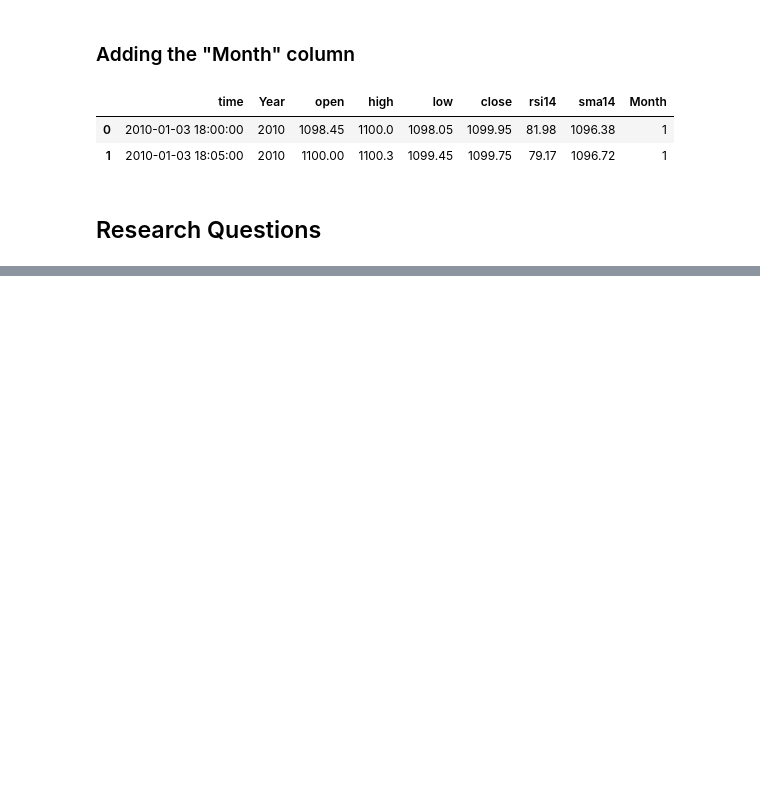
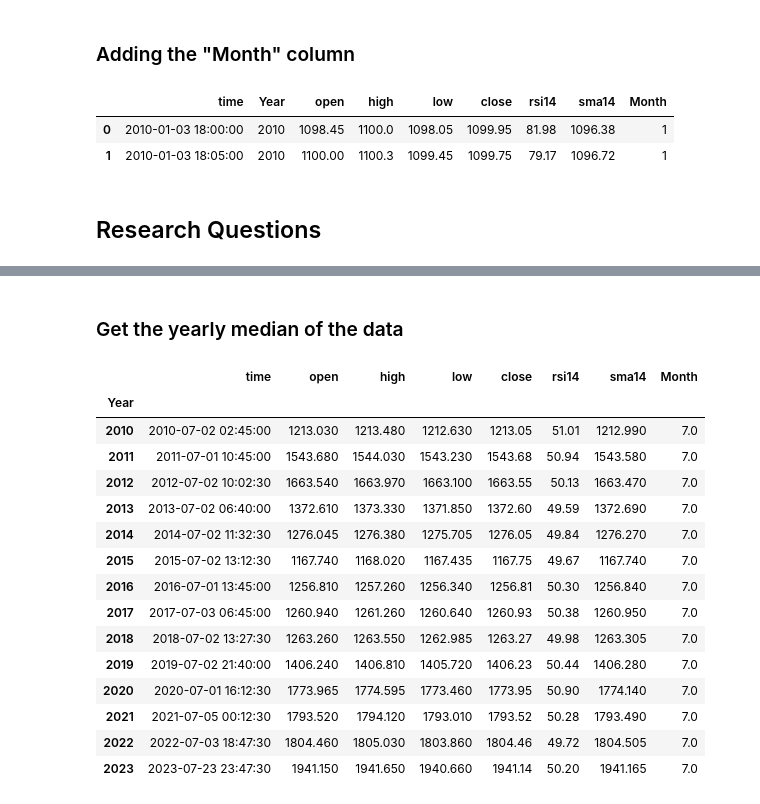
Before and after one commit to Tanay-Dwivedi/Gold-Price-Data-Analysis, a Jupyter notebook: gold_price_data_analysis.ipynb, the cells around one changed output, grey strips where cells are left out. Cells and saved outputs as stored; diff of their text form; code cells hidden in the pictures; blank space fills up the shorter version.

```diff
--- a/gold_price_data_analysis.ipynb
+++ b/gold_price_data_analysis.ipynb
@@ -129,0 +186,21 @@ df.head(2)
+# %% [markdown]
+### Get the yearly median of the data
+# %%
+df.groupby("Year").median()
+# %% [output]
+|  | time | open | high | low | close | rsi14 | sma14 | Month |
+| Year |  |  |  |  |  |  |  |  |
+| 2010 | 2010-07-02 02:45:00 | 1213.030 | 1213.480 | 1212.630 | 1213.05 | 51.01 | 1212.990 | 7.0 |
+| 2011 | 2011-07-01 10:45:00 | 1543.680 | 1544.030 | 1543.230 | 1543.68 | 50.94 | 1543.580 | 7.0 |
+| 2012 | 2012-07-02 10:02:30 | 1663.540 | 1663.970 | 1663.100 | 1663.55 | 50.13 | 1663.470 | 7.0 |
+| 2013 | 2013-07-02 06:40:00 | 1372.610 | 1373.330 | 1371.850 | 1372.60 | 49.59 | 1372.690 | 7.0 |
+| 2014 | 2014-07-02 11:32:30 | 1276.045 | 1276.380 | 1275.705 | 1276.05 | 49.84 | 1276.270 | 7.0 |
+| 2015 | 2015-07-02 13:12:30 | 1167.740 | 1168.020 | 1167.435 | 1167.75 | 49.67 | 1167.740 | 7.0 |
+| 2016 | 2016-07-01 13:45:00 | 1256.810 | 1257.260 | 1256.340 | 1256.81 | 50.30 | 1256.840 | 7.0 |
+| 2017 | 2017-07-03 06:45:00 | 1260.940 | 1261.260 | 1260.640 | 1260.93 | 50.38 | 1260.950 | 7.0 |
+| 2018 | 2018-07-02 13:27:30 | 1263.260 | 1263.550 | 1262.985 | 1263.27 | 49.98 | 1263.305 | 7.0 |
+| 2019 | 2019-07-02 21:40:00 | 1406.240 | 1406.810 | 1405.720 | 1406.23 | 50.44 | 1406.280 | 7.0 |
+| 2020 | 2020-07-01 16:12:30 | 1773.965 | 1774.595 | 1773.460 | 1773.95 | 50.90 | 1774.140 | 7.0 |
+| 2021 | 2021-07-05 00:12:30 | 1793.520 | 1794.120 | 1793.010 | 1793.52 | 50.28 | 1793.490 | 7.0 |
+| 2022 | 2022-07-03 18:47:30 | 1804.460 | 1805.030 | 1803.860 | 1804.46 | 49.72 | 1804.505 | 7.0 |
+| 2023 | 2023-07-23 23:47:30 | 1941.150 | 1941.650 | 1940.660 | 1941.14 | 50.20 | 1941.165 | 7.0 |
```
Also changed, not shown: parts of 14 cells of this notebook.
